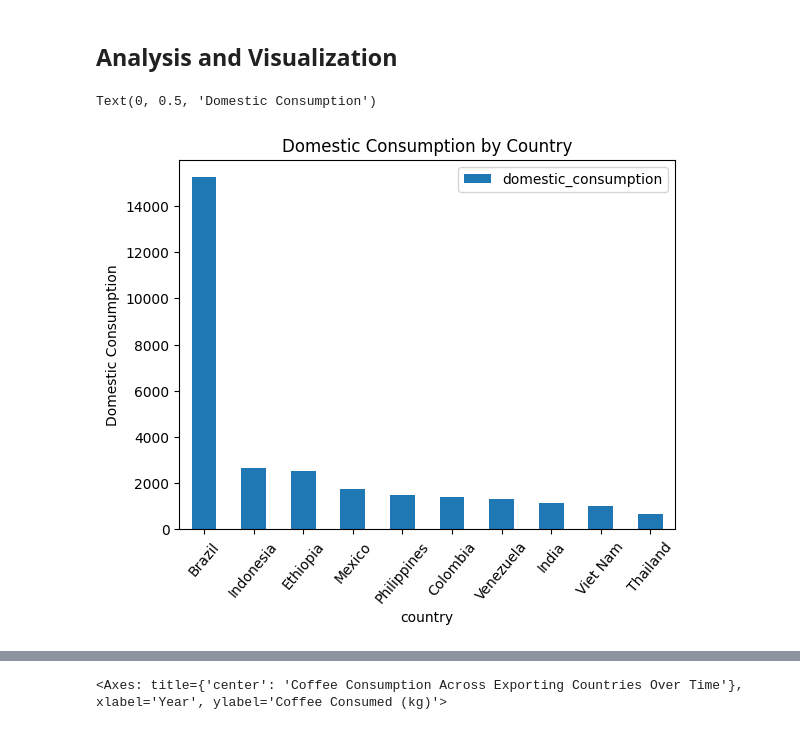
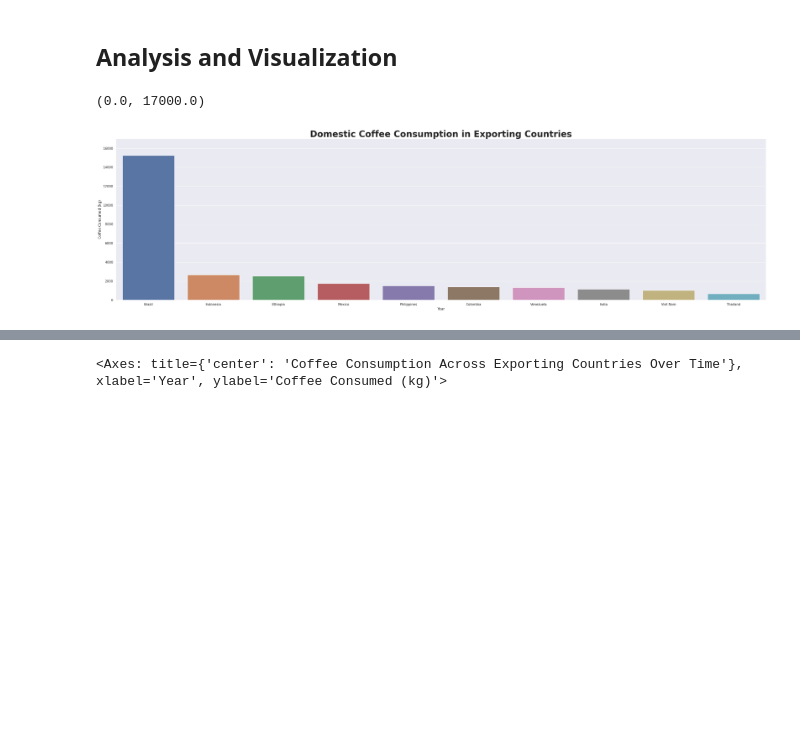
Before and after one commit to Dylanbbenson/Coffee_Data_Analysis, a Jupyter notebook: Coffee_Analysis.ipynb, the cells around one changed output, grey strips where cells are left out. Drawn from its saved outputs; the diff is of its cells as text; code cells hidden in the pictures; blank space fills up the shorter version.

```diff
--- a/Coffee_Analysis.ipynb
+++ b/Coffee_Analysis.ipynb
@@ -13,6 +13,8 @@ from sklearn.ensemble import RandomForestRegressor
 from bokeh.plotting import figure, output_file, show
 from bokeh.io import output_notebook
 output_notebook()
+
+sns.set(font_scale=1.5)
 # %% [output]
 [interactive output not drawn]
 [interactive output not drawn]
@@ -86,11 +88,16 @@ data.head()
 # %%
 #Create bar graph of top ten Countries by coffee consumption
 top_ten_consume = data.head(10)
-top_ten_consume = top_ten_consume.plot.bar(x='country', y = 'domestic_consumption', rot=50, title='Domestic Consumption by Country')
-top_ten_consume.set_ylabel('Domestic Consumption')
+sns.set(rc={"figure.figsize":(40, 10)})
+consume_barplot = sns.barplot(x=top_ten_consume['country'], y = top_ten_consume['domestic_consumption'])
+consume_barplot.set_ylabel('Coffee Consumed (kg)')
+consume_barplot.set_xlabel('Year')
+consume_barplot.set_title('Domestic Coffee Consumption in Exporting Countries', fontdict={'size': 30, 'weight': 'bold'})
+plt.ylim(0,17000)
+consume_barplot.show()
 # %% [output]
-Text(0, 0.5, 'Domestic Consumption')
+(0.0, 17000.0)
-[figure, old version]
+[figure, new version]
 # %%
 #Create bar graph of top ten Countries by coffee exports
 data = data.sort_values(by='exports', ascending=False)
```
Also changed, not shown: parts of 26 cells of this notebook.
